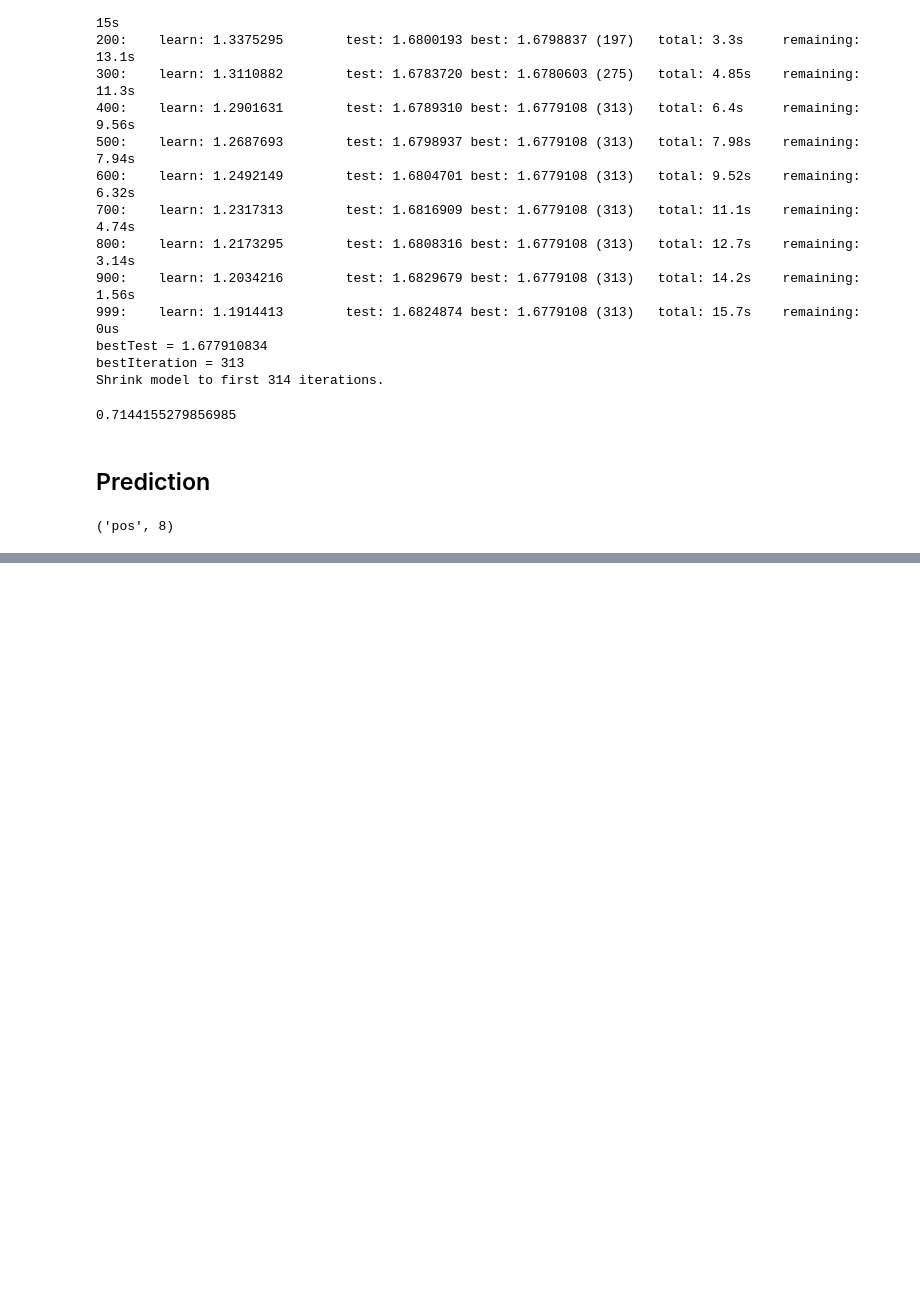
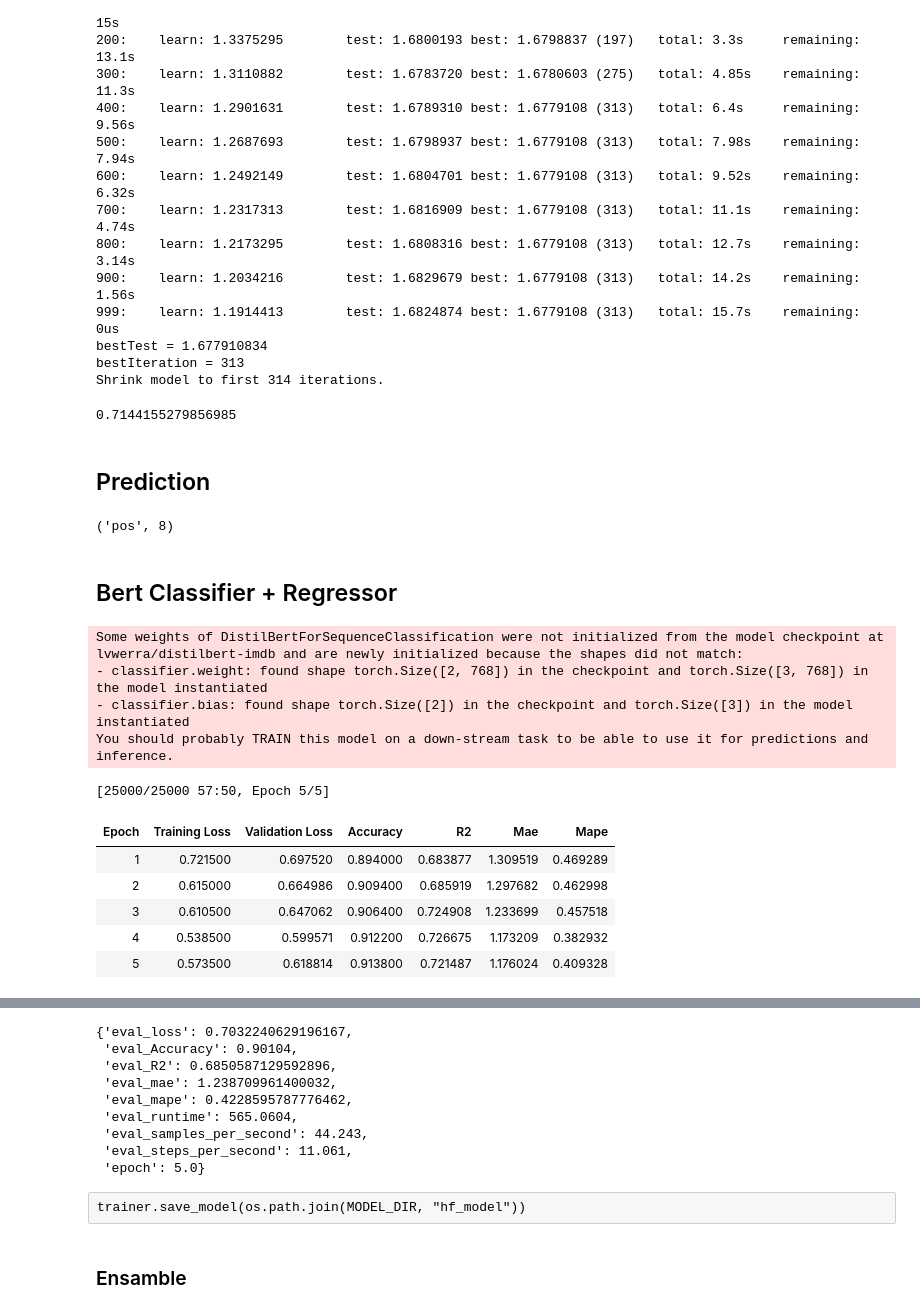
Before and after one commit to kennythecanary/film_rating, a Jupyter notebook: film_rating/notebooks/aclImdb_clf.ipynb, the cells around one changed output, grey strips where cells are left out. Cells and saved outputs as stored; diff of their text form; code cells hidden in the pictures; blank space fills up the shorter version.

Commit message:
add new model

```diff
--- a/film_rating/notebooks/aclImdb_clf.ipynb
+++ b/film_rating/notebooks/aclImdb_clf.ipynb
@@ -377,3 +377,5 @@ This movie was great, and I suggest that you go see it before you judge.
 """)
 # %% [output]
 ('pos', 8)
+# %% [markdown]
+## Bert Classifier + Regressor
@@ -379,0 +436,62 @@ This movie was great, and I suggest that you go see it before you judge.
+# %%
+def compute_metrics(eval_pred):
+    metrics = {} # evaluate.list_evaluation_modules()
+
+    accuracy = evaluate.load("accuracy")
+    logits, labels = eval_pred
+    predictions = np.argmax(logits[:,:2], axis=1)
+    metrics["Accuracy"] = accuracy.compute(predictions=predictions, references=labels[:,0])["accuracy"]
+
+    metrics["R2"] = r2_score(torch.tensor(logits[:,2]), torch.tensor(labels[:,1]))
+
+    reg_metrics = ["mae", "mape"]
+    for metric in reg_metrics:
+        m = evaluate.load(metric)
+        metrics[metric] = m.compute(predictions=logits[:,2], references=labels[:,1])[metric]
+
+    return metrics
+# %%
+model = CustomBert()
+modules = [
+    model.aclimdb.classifier,
+    model.aclimdb.pre_classifier,
+    model.aclimdb.distilbert.transformer.layer[-1:],
+]
+for param in model.parameters():
+    param.requires_grad = False
+for module in modules:
+    for param in module.parameters():
+        param.requires_grad = True
+
+training_args = TrainingArguments(
+    output_dir="bert_results",
+    learning_rate=1e-4,
+    per_device_train_batch_size=4,
+    per_device_eval_batch_size=4,
+    num_train_epochs=5,
+    weight_decay=0.01,
+    eval_strategy="epoch",
+    save_strategy="epoch",
+    load_best_model_at_end=True,
+)
+trainer = Trainer(
+        model=model,
+        args=training_args,
+        train_dataset=train_ds,
+        eval_dataset=val_ds,
+        compute_metrics=compute_metrics,
+)
+trainer.train()
+trainer.evaluate(test_ds)
+# %% [output]
+Some weights of DistilBertForSequenceClassification were not initialized from the model checkpoint at lvwerra/distilbert-imdb and are newly initialized because the shapes did not match:
+- classifier.weight: found shape torch.Size([2, 768]) in the checkpoint and torch.Size([3, 768]) in the model instantiated
+- classifier.bias: found shape torch.Size([2]) in the checkpoint and torch.Size([3]) in the model instantiated
+You should probably TRAIN this model on a down-stream task to be able to use it for predictions and inference.
+[25000/25000 57:50, Epoch 5/5]
+| Epoch | Training Loss | Validation Loss | Accuracy | R2 | Mae | Mape |
+| 1 | 0.721500 | 0.697520 | 0.894000 | 0.683877 | 1.309519 | 0.469289 |
+| 2 | 0.615000 | 0.664986 | 0.909400 | 0.685919 | 1.297682 | 0.462998 |
+| 3 | 0.610500 | 0.647062 | 0.906400 | 0.724908 | 1.233699 | 0.457518 |
+| 4 | 0.538500 | 0.599571 | 0.912200 | 0.726675 | 1.173209 | 0.382932 |
+| 5 | 0.573500 | 0.618814 | 0.913800 | 0.721487 | 1.176024 | 0.409328 |
@@ -379,0 +499,13 @@ This movie was great, and I suggest that you go see it before you judge.
+{'eval_loss': 0.7032240629196167,
+ 'eval_Accuracy': 0.90104,
+ 'eval_R2': 0.6850587129592896,
+ 'eval_mae': 1.238709961400032,
+ 'eval_mape': 0.4228595787776462,
+ 'eval_runtime': 565.0604,
+ 'eval_samples_per_second': 44.243,
+ 'eval_steps_per_second': 11.061,
+ 'epoch': 5.0}
+# %% [raw]
+trainer.save_model(os.path.join(MODEL_DIR, "hf_model"))
+# %% [markdown]
+### Ensamble
```
Also changed, not shown: parts of 9 cells of this notebook.
